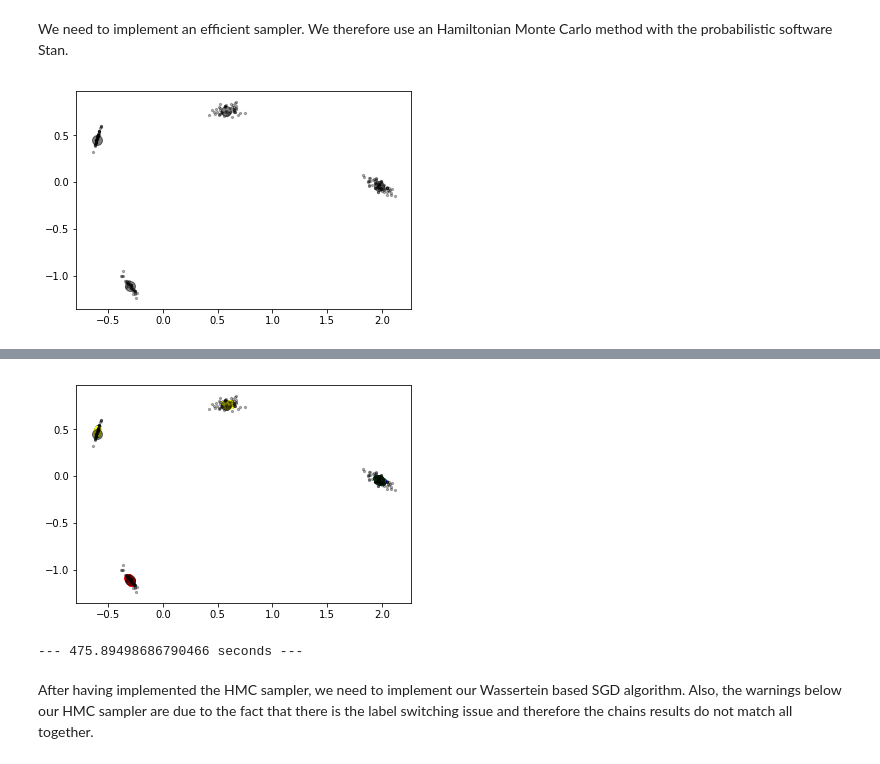
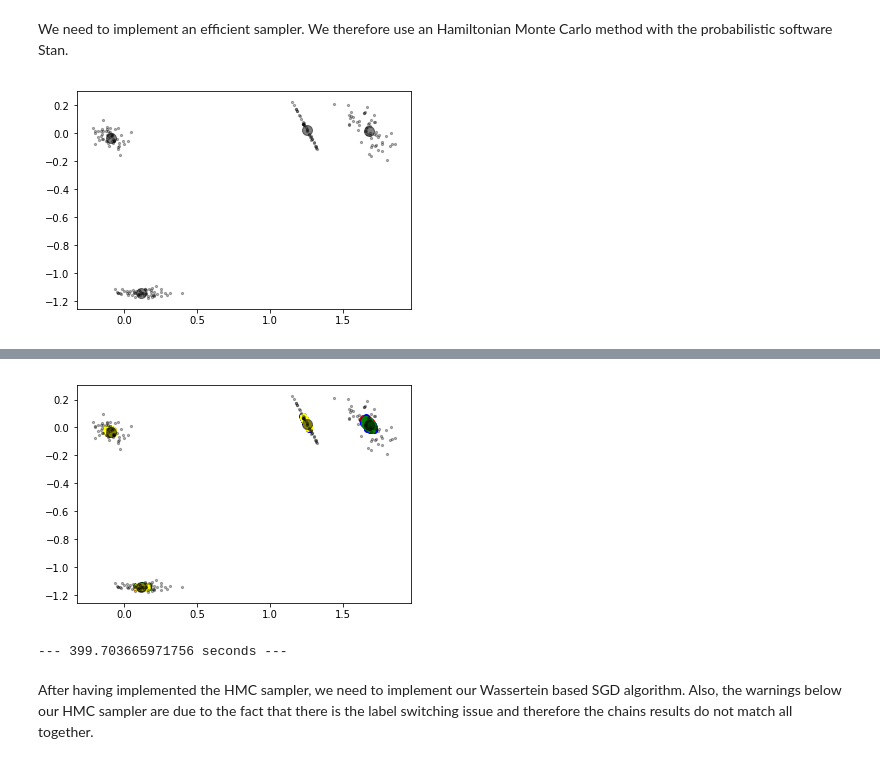
Before and after one commit to pierremon/label-switching, a Jupyter notebook: HMC-SGD.ipynb, the cells around one changed output, grey strips where cells are left out. Saved outputs shown, nothing was run; the diff lists cells and outputs as text; code cells hidden in the pictures.

```diff
--- a/HMC-SGD.ipynb
+++ b/HMC-SGD.ipynb
@@ -60,7 +60,7 @@ M = 200 # sample size
 
 
 #Choice of covariance matrices
-cov = np.random.normal(0,0.03, (K,D,D))
+cov = np.random.normal(0,0.05, (K,D,D))
 for k in range(K):
     cov[k] = cov[k]@np.transpose(cov[k])
 
@@ -109,7 +109,7 @@ plt.show()
 
 print("--- %s seconds ---" % (time.time() - start_time))
 # %% [output]
-[figure, old version]
+[figure, new version]
 WARNING:pystan:n_eff / iter for parameter L[1,1,1] is nan!
 WARNING:pystan:n_eff / iter for parameter L[2,1,1] is nan!
 WARNING:pystan:n_eff / iter for parameter L[3,1,1] is nan!
@@ -129,6 +129,6 @@ WARNING:pystan:Rhat for parameter Sigma[4,2,2] is 1.9246145914137802!
 WARNING:pystan:Rhat above 1.1 or below 0.9 indicates that the chains very likely have not mixed
-[figure, old version]
+[figure, new version]
---- 475.89498686790466 seconds ---
+--- 399.703665971756 seconds ---
 # %%
 means, covs, weights, Data, likelihood= la['mu'], la['Sigma'], la['theta'].reshape((1500,4,1)), X, la['lp__']
 # %% [markdown]
```
Also changed, not shown: parts of 3 cells of this notebook.
